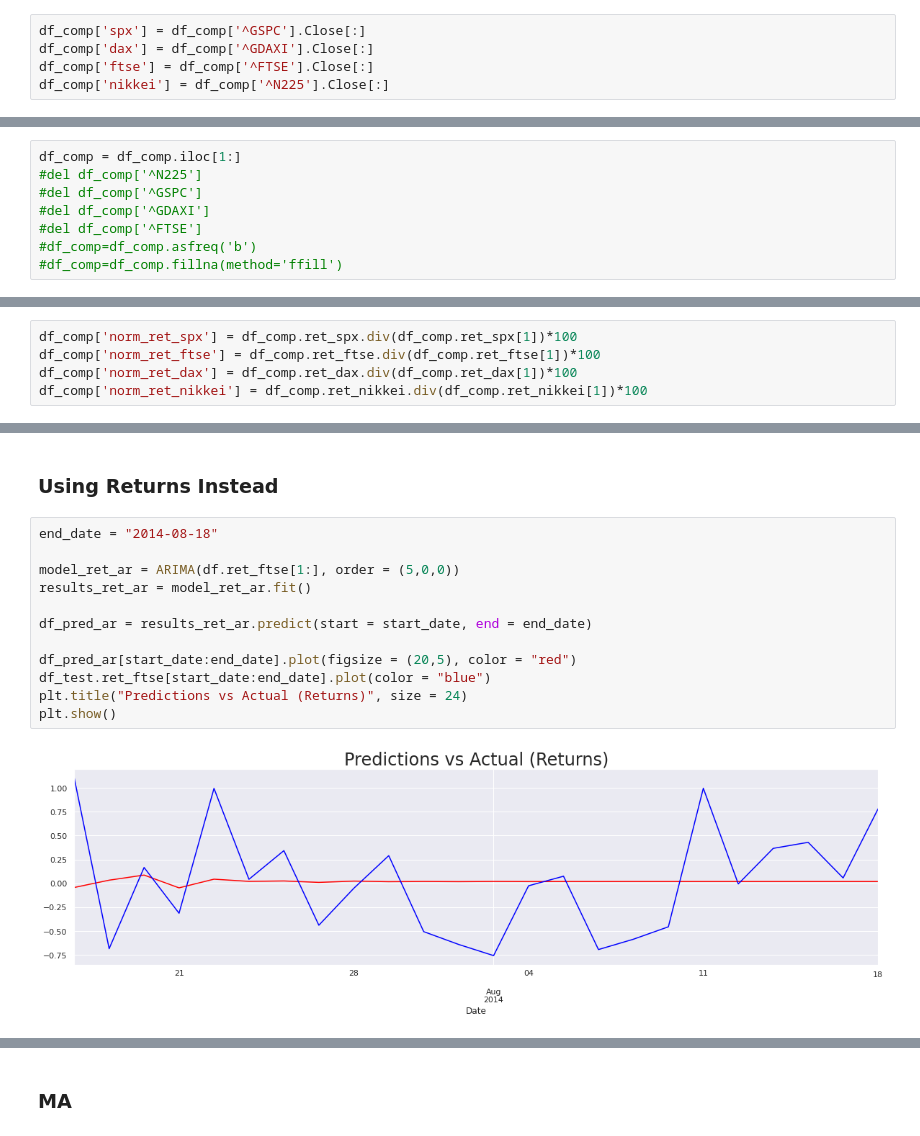
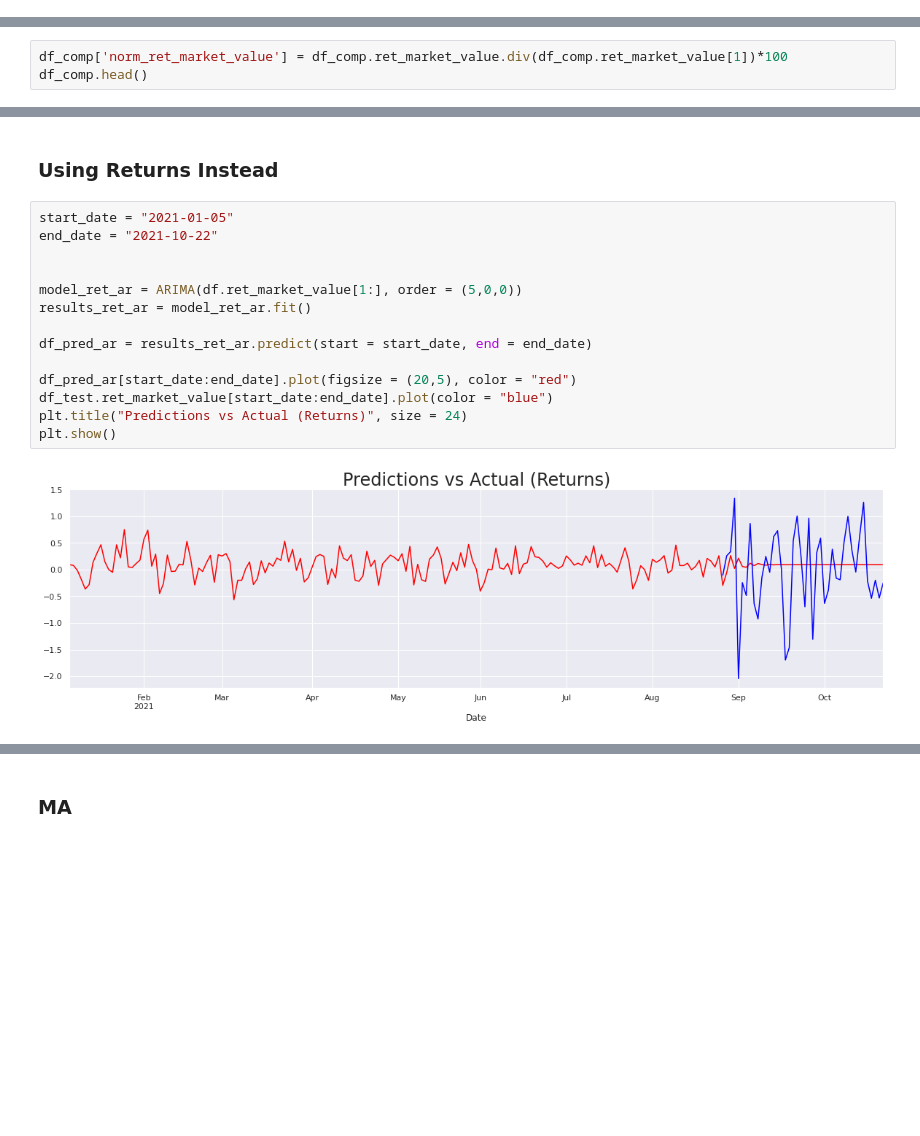
Before and after one commit to jjsalazarr/curso-series-temporales, a Jupyter notebook: 12. Prediciendo el futuro/Python/16_PrediciendoFuturo.ipynb, the cells around one changed output, grey strips where cells are left out. Drawn from its saved outputs; the diff is of its cells as text; blank space fills up the shorter version.

```diff
--- a/12. Prediciendo el futuro/Python/16_PrediciendoFuturo.ipynb
+++ b/12. Prediciendo el futuro/Python/16_PrediciendoFuturo.ipynb
@@ -57,5 +60,0 @@ df_comp = raw_data.copy()
-# %%
-df_comp['spx'] = df_comp['^GSPC'].Close[:]
-df_comp['dax'] = df_comp['^GDAXI'].Close[:]
-df_comp['ftse'] = df_comp['^FTSE'].Close[:]
-df_comp['nikkei'] = df_comp['^N225'].Close[:]
@@ -64,10 +61,2 @@ AttributeError: ignored
-# %%
-df_comp = df_comp.iloc[1:]
-#del df_comp['^N225']
-#del df_comp['^GSPC']
-#del df_comp['^GDAXI']
-#del df_comp['^FTSE']
-#df_comp=df_comp.asfreq('b')
-#df_comp=df_comp.fillna(method='ffill')
 # %% [markdown]
 ## Creating Returns
@@ -79,5 +62,0 @@ df_comp['ret_market_value'] = df_comp.market_value.pct_change(1).mul(100)
-# %%
-df_comp['norm_ret_spx'] = df_comp.ret_spx.div(df_comp.ret_spx[1])*100
-df_comp['norm_ret_ftse'] = df_comp.ret_ftse.div(df_comp.ret_ftse[1])*100
-df_comp['norm_ret_dax'] = df_comp.ret_dax.div(df_comp.ret_dax[1])*100
-df_comp['norm_ret_nikkei'] = df_comp.ret_nikkei.div(df_comp.ret_nikkei[1])*100
@@ -83,0 +74,3 @@ df_comp['norm_ret_nikkei'] = df_comp.ret_nikkei.div(df_comp.ret_nikkei[1])*100
+# %%
+df_comp['norm_ret_market_value'] = df_comp.ret_market_value.div(df_comp.ret_market_value[1])*100
+df_comp.head()
@@ -138,19 +163,21 @@ plt.show()
 # %% [markdown]
 ### Using Returns Instead
 # %%
-end_date = "2014-08-18"
+start_date = "2021-01-05"
+end_date = "2021-10-22"
 
-model_ret_ar = ARIMA(df.ret_ftse[1:], order = (5,0,0))
+
+model_ret_ar = ARIMA(df.ret_market_value[1:], order = (5,0,0))
 results_ret_ar = model_ret_ar.fit()
 
 df_pred_ar = results_ret_ar.predict(start = start_date, end = end_date)
 
 df_pred_ar[start_date:end_date].plot(figsize = (20,5), color = "red")
-df_test.ret_ftse[start_date:end_date].plot(color = "blue")
+df_test.ret_market_value[start_date:end_date].plot(color = "blue")
 plt.title("Predictions vs Actual (Returns)", size = 24)
 plt.show()
 # %% [output]
-[figure, old version]
+[figure, new version]
 # %%
 results_ret_ar.summary()
 # %% [output]
```
Also changed, not shown: parts of 15 cells of this notebook.
